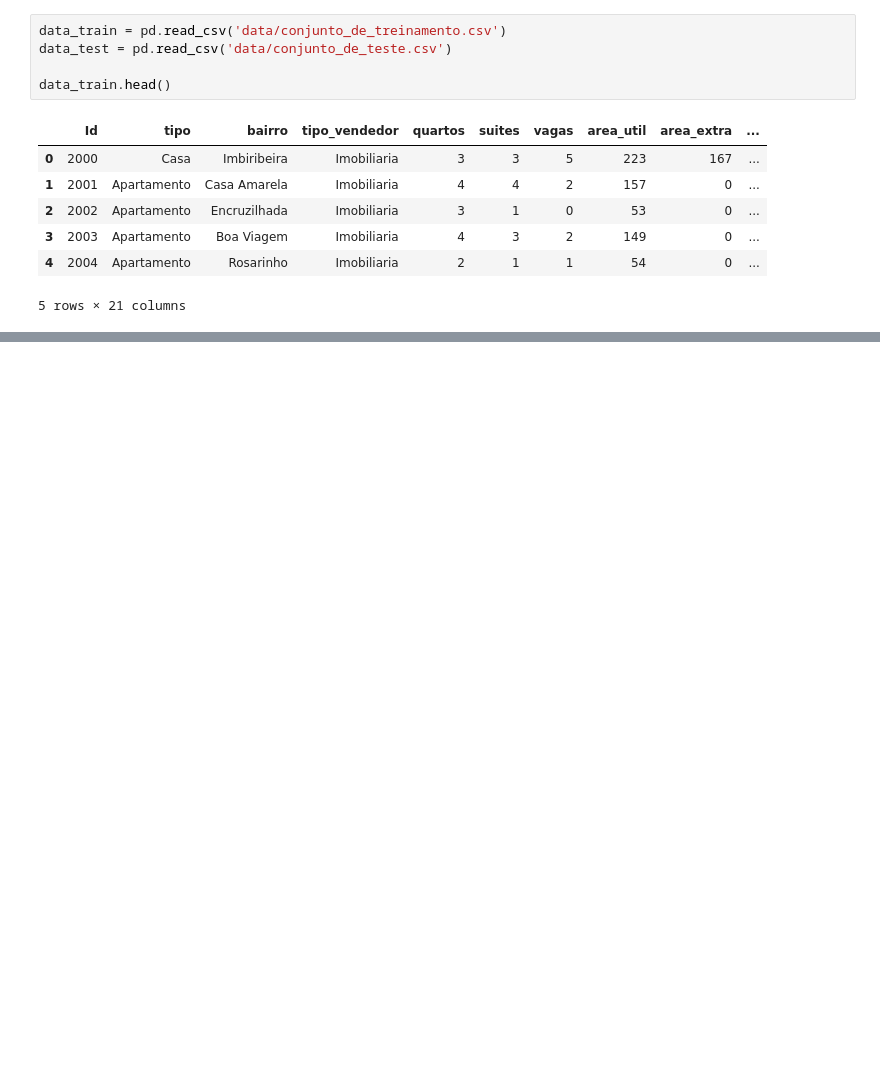
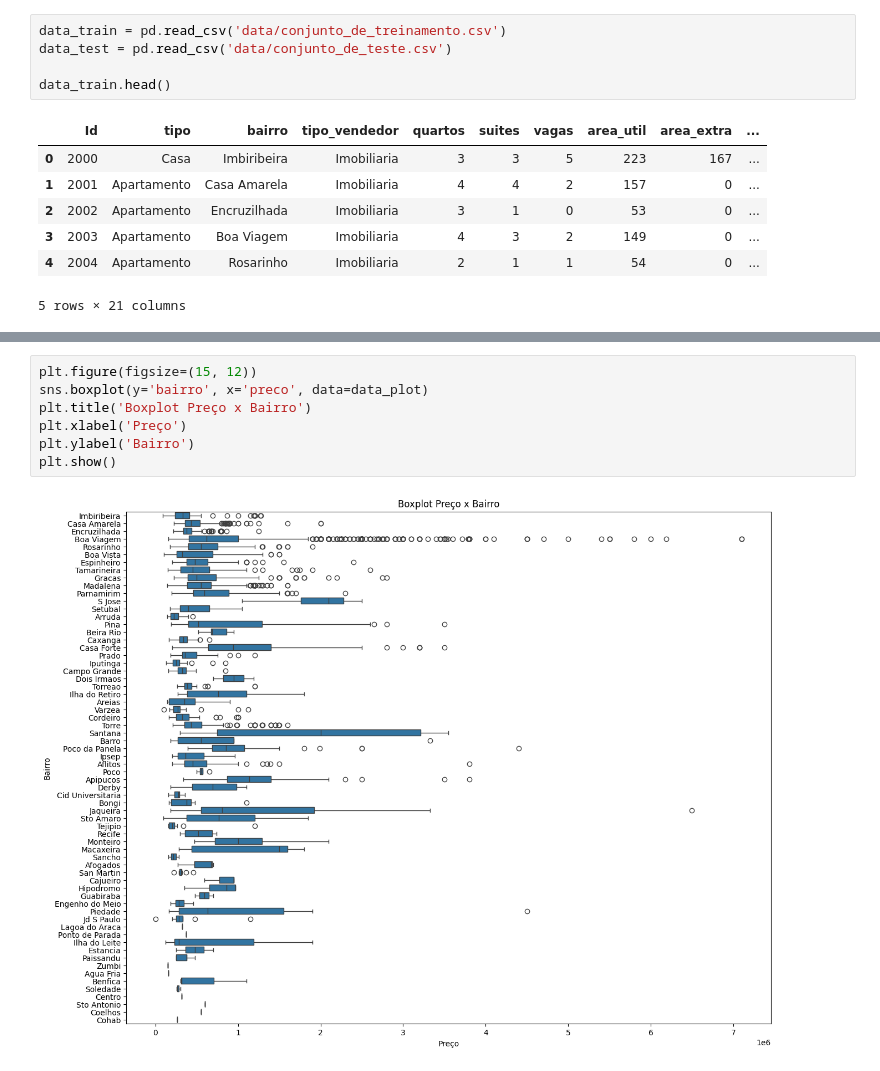
Before and after one commit to Ribeiro-Victor/eel891-machine-learning-intro, a Jupyter notebook: Task 02/relatorio.ipynb, the cells around one changed output, grey strips where cells are left out. Saved outputs shown, nothing was run; the diff lists cells and outputs as text; blank space fills up the shorter version.

```diff
--- a/Task 02/relatorio.ipynb
+++ b/Task 02/relatorio.ipynb
@@ -159,0 +57,9 @@ plt.show()
+# %%
+plt.figure(figsize=(15, 12))
+sns.boxplot(y='bairro', x='preco', data=data_plot)
+plt.title('Boxplot Preço x Bairro')
+plt.xlabel('Preço')
+plt.ylabel('Bairro')
+plt.show()
+# %% [output]
+[figure, added]
```
Also changed, not shown: parts of 37 cells of this notebook.
